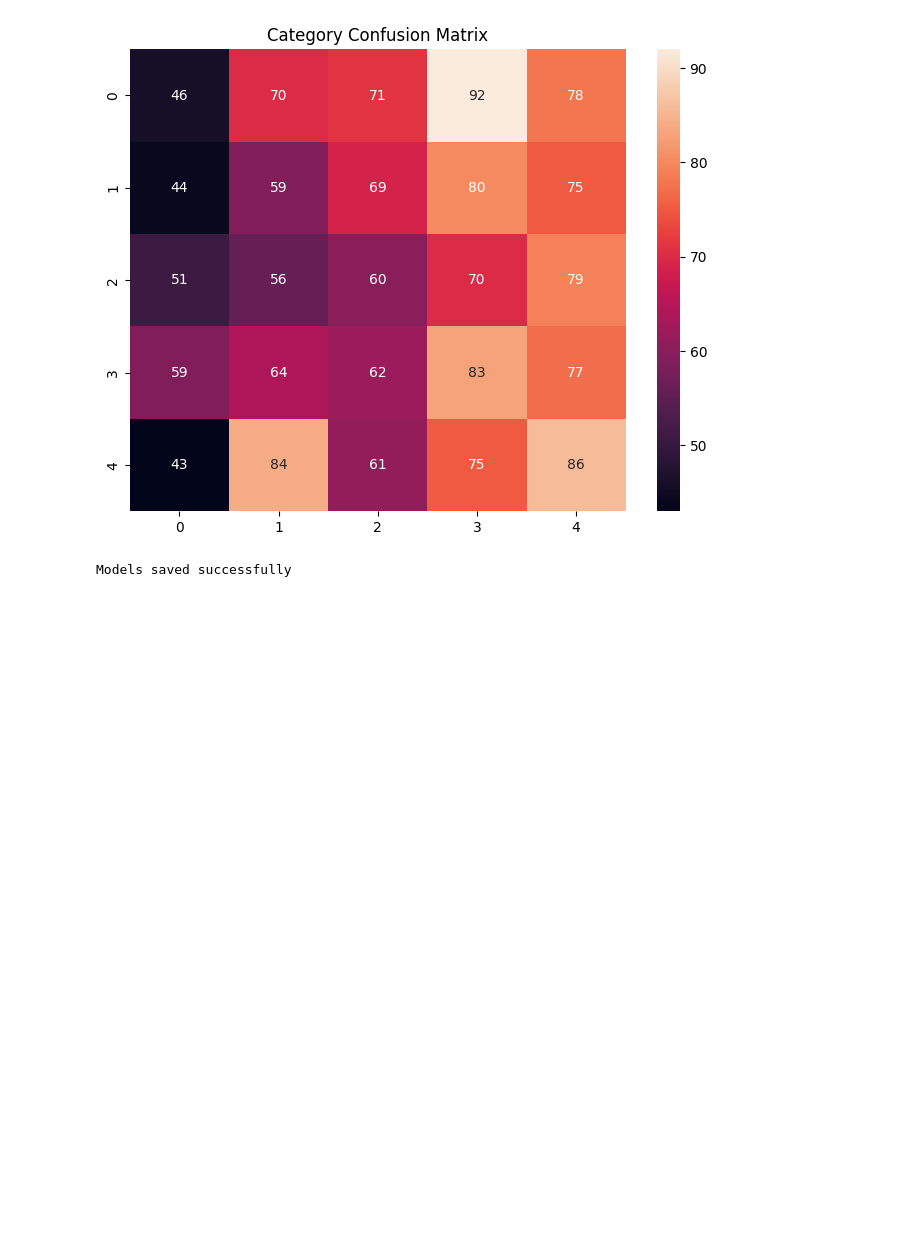
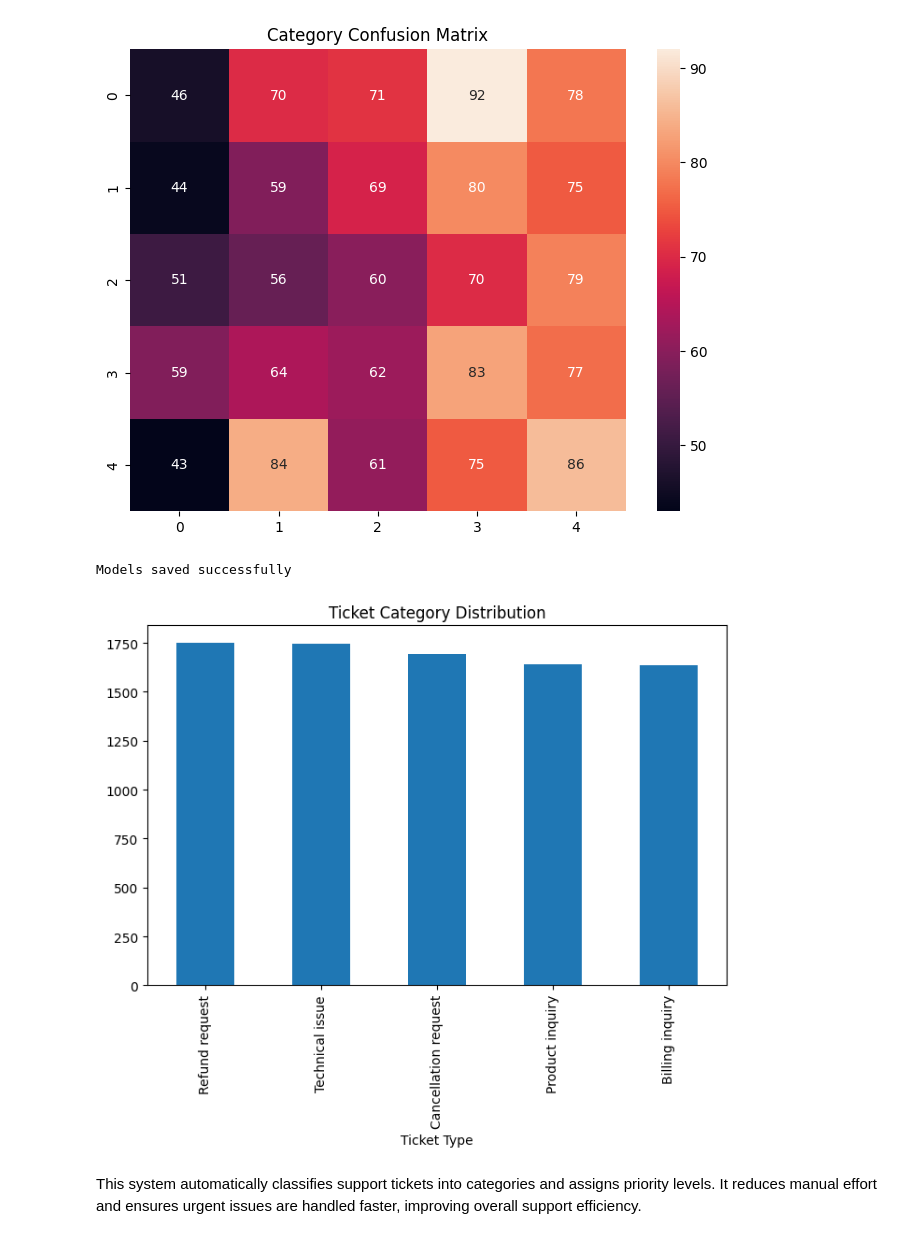
Before and after one commit to Mithuna-spec/ML-FI, a Jupyter notebook: TASK 2/notebook.ipynb, the cells around one changed output. Drawn from its saved outputs; the diff is of its cells as text; code cells hidden in the pictures; blank space fills up the shorter version.

```diff
--- a/TASK 2/notebook.ipynb
+++ b/TASK 2/notebook.ipynb
@@ -174,3 +174,13 @@ with open("model.pkl", "wb") as f:
 print("Models saved successfully")
 # %% [output]
 Models saved successfully
+# %%
+plt.figure(figsize=(8,5))
+df['Ticket Type'].value_counts().plot(kind='bar')
+plt.title("Ticket Category Distribution")
+plt.savefig("visuals/category_distribution.png")
+plt.show()
+# %% [output]
+[figure, added]
+# %% [markdown]
+This system automatically classifies support tickets into categories and assigns priority levels. It reduces manual effort and ensures urgent issues are handled faster, improving overall support efficiency.
```
Also changed, not shown: 1 other file.
